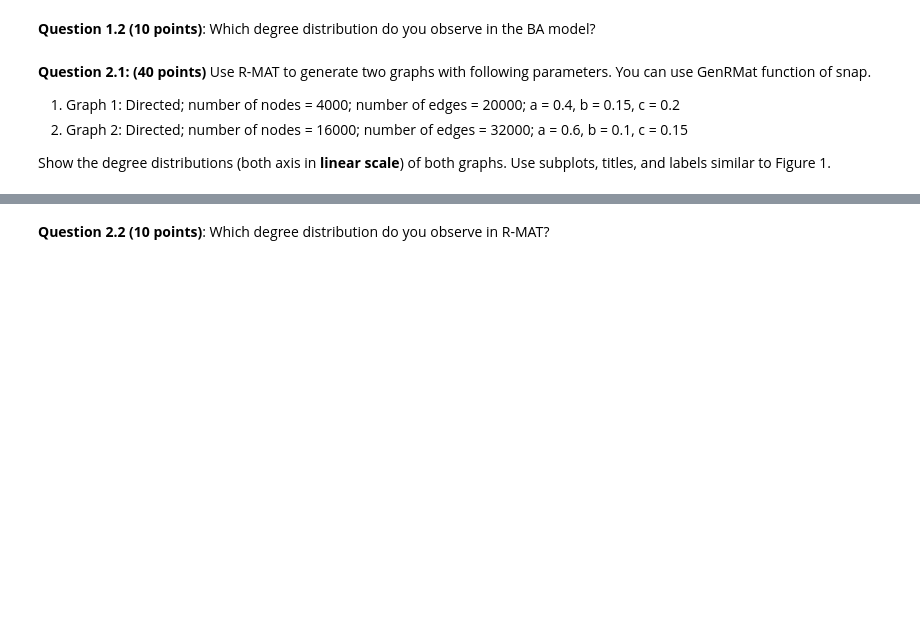
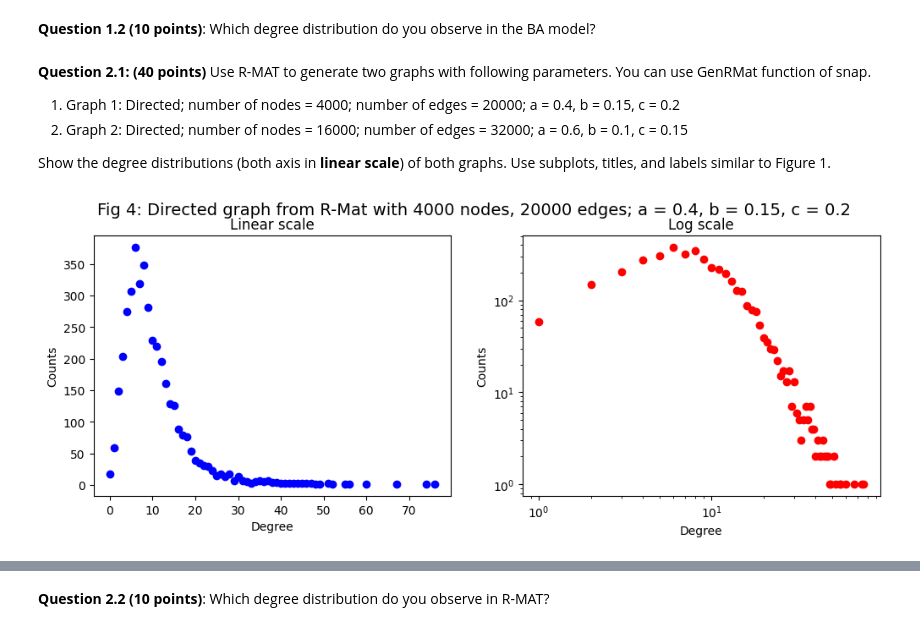
Before and after one commit to CarsonFox/Graph-ML, a Jupyter notebook: Assignment 2.ipynb, the cells around one changed output, grey strips where cells are left out. Drawn from its saved outputs; the diff is of its cells as text; code cells hidden in the pictures; blank space fills up the shorter version.

```diff
--- a/Assignment 2.ipynb
+++ b/Assignment 2.ipynb
@@ -81,0 +90,9 @@ Rnd = snap.TRnd()
+# %%
+Rnd = snap.TRnd()
+
+m0, m = 4000, 20000
+a, b, c = 0.4, 0.15, 0.2
+Rmat_graph = snap.GenRMat(m0, m, a, b, c)
+plot_degree_counts(Rmat_graph, 4, f"Fig 4: Directed graph from R-Mat with {m0} nodes, {m} edges; a = {a}, b = {b}, c = {c}")
+# %% [output]
+[figure, added]
```
Also changed, not shown: parts of 5 cells of this notebook.
